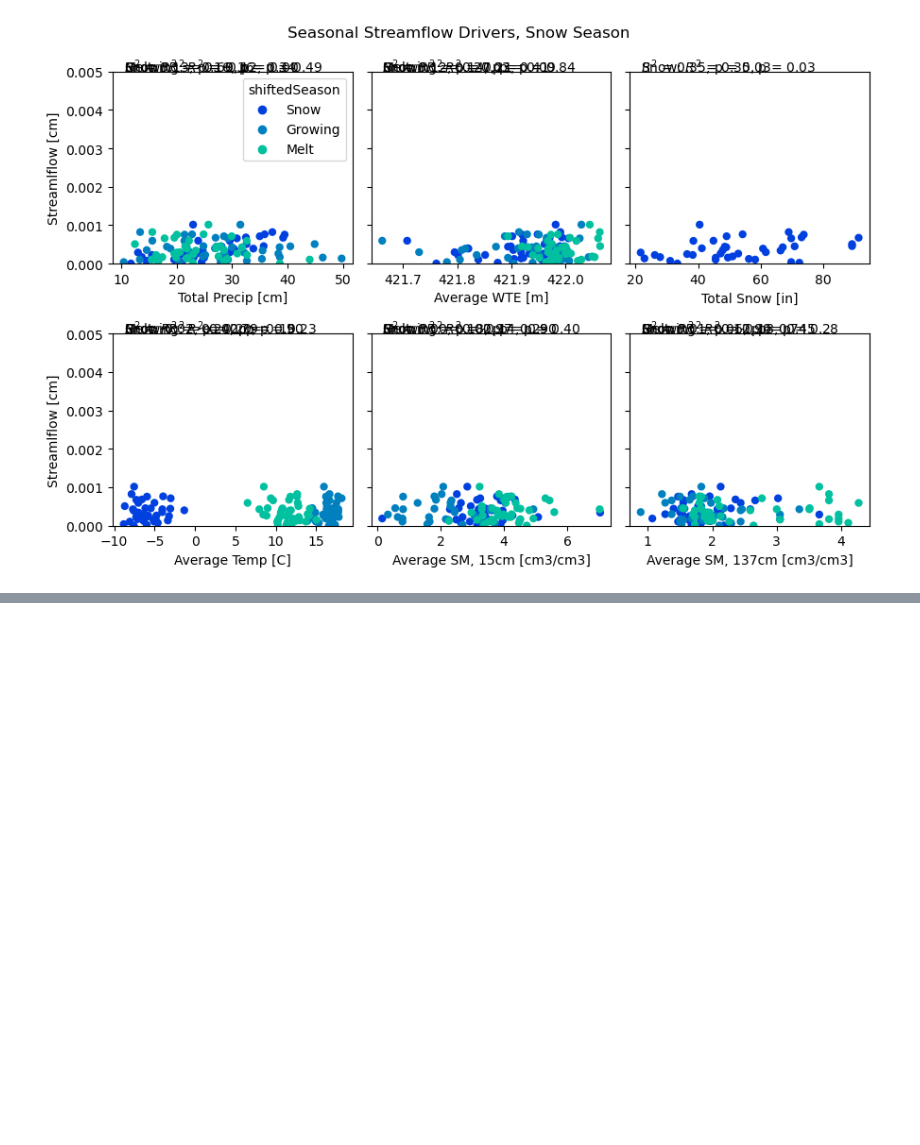
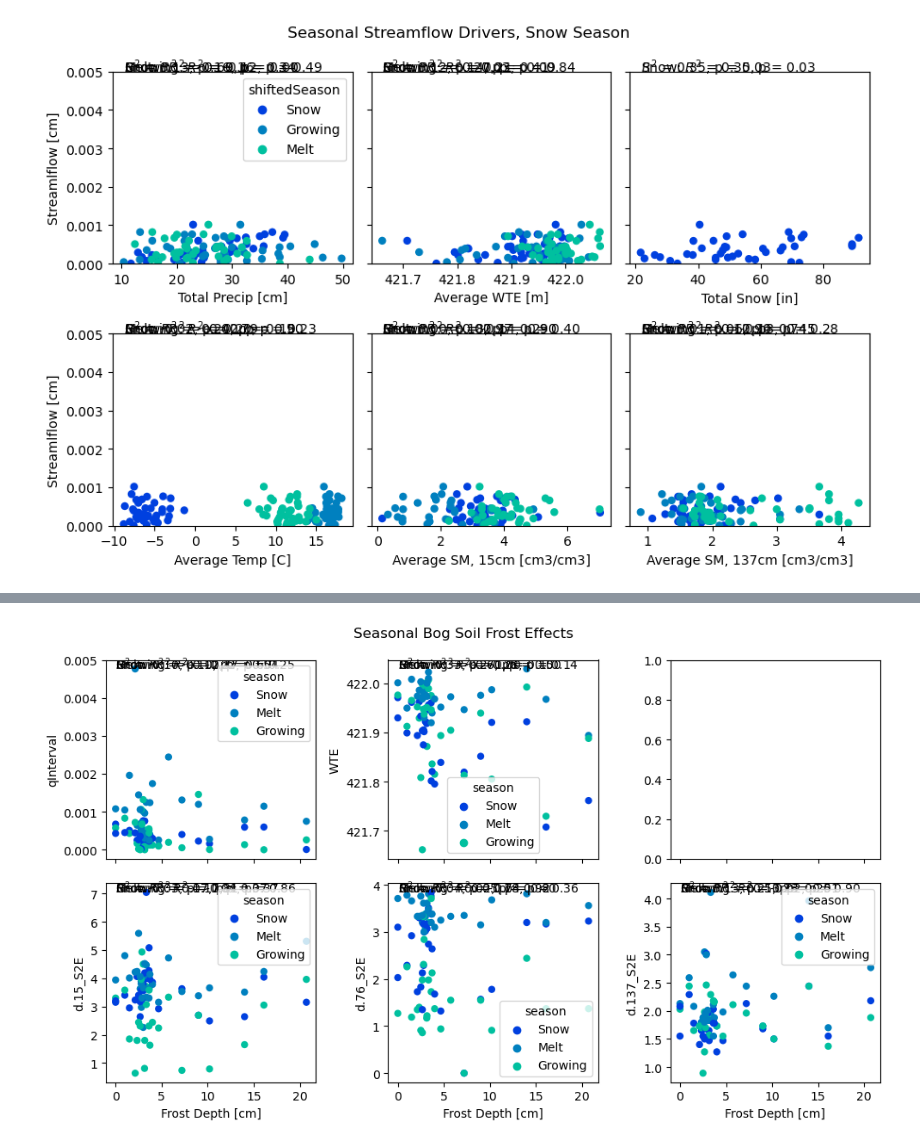
Before and after one commit to mwdjones/process-networks, a Jupyter notebook: 01_climateVariable_exploration.ipynb, the cells around one changed output, grey strips where cells are left out. Saved outputs shown, nothing was run; the diff lists cells and outputs as text; code cells hidden in the pictures; blank space fills up the shorter version.

```diff
--- a/01_climateVariable_exploration.ipynb
+++ b/01_climateVariable_exploration.ipynb
@@ -222,0 +305,19 @@ plt.savefig('./Figures/Variable Exploration Plots/Lag Correlation Plots/Seasonal
+# %%
+#Bog Frost Effects
+fig, ax = plt.subplots(2, 3, figsize = (10, 6),
+                       sharex = True,
+                       layout = 'tight')
+
+data_merged_frost_lag0 = data_merged_frost[data_merged_frost.lag == 0]
+
+plotScatter(data_merged_frost_lag0.frostThickness, data_merged_frost_lag0.qInterval, data_merged_frost_lag0.season, 'Frost Depth [cm]', ax[0, 0], labels = True)
+plotScatter(data_merged_frost_lag0.frostThickness, data_merged_frost_lag0.WTE, data_merged_frost_lag0.season, 'Frost Depth [cm]', ax[0, 1], labels = True)
+plotScatter(data_merged_frost_lag0.frostThickness, data_merged_frost_lag0['d.15_S2E'], data_merged_frost_lag0.season, 'Frost Depth [cm]', ax[1, 0], labels = True)
+plotScatter(data_merged_frost_lag0.frostThickness, data_merged_frost_lag0['d.76_S2E'], data_merged_frost_lag0.season, 'Frost Depth [cm]', ax[1, 1], labels = True)
+plotScatter(data_merged_frost_lag0.frostThickness, data_merged_frost_lag0['d.137_S2E'], data_merged_frost_lag0.season, 'Frost Depth [cm]', ax[1, 2], labels = True)
+
+plt.suptitle('Seasonal Bog Soil Frost Effects')
+plt.savefig('./Figures/Variable Exploration Plots/Lag Correlation Plots/SeasonalSoilFrostEffects_Bog.pdf',
+            bbox_to_inches = 'tight')
+# %% [output]
+[figure, added]
```
Also changed, not shown: parts of 9 cells of this notebook, 3 other files.
